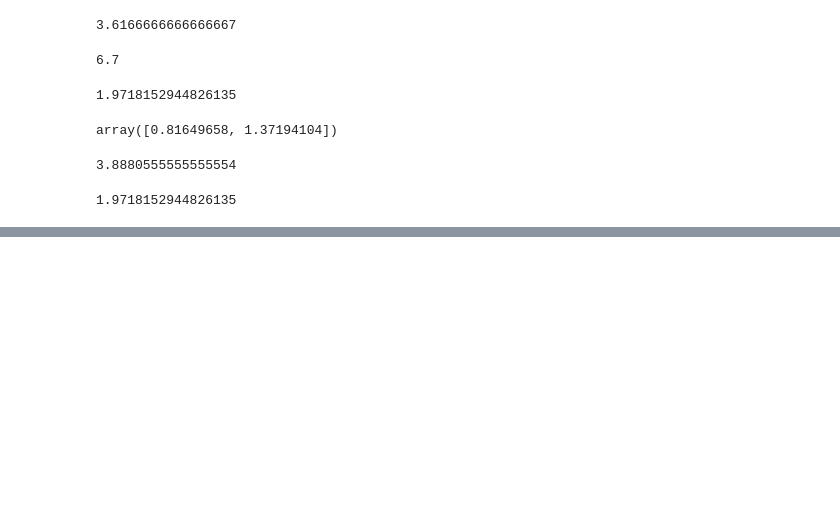
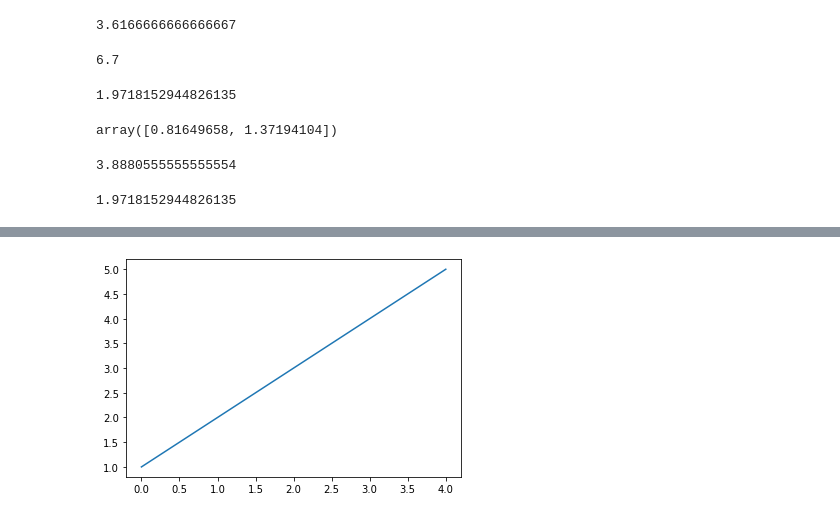
Before and after one commit to GKPSingh/M3D21, a Jupyter notebook: Learning Numpy.ipynb, the cells around one changed output, grey strips where cells are left out. Cells and saved outputs as stored; diff of their text form; code cells hidden in the pictures; blank space fills up the shorter version.

```diff
--- a/Learning Numpy.ipynb
+++ b/Learning Numpy.ipynb
@@ -480,0 +520,4 @@ np.sqrt(np.var(a2))
+# %%
+plt.plot(low_variance_array);
+# %% [output]
+[figure, added]
```
Also changed, not shown: parts of 17 cells of this notebook.
